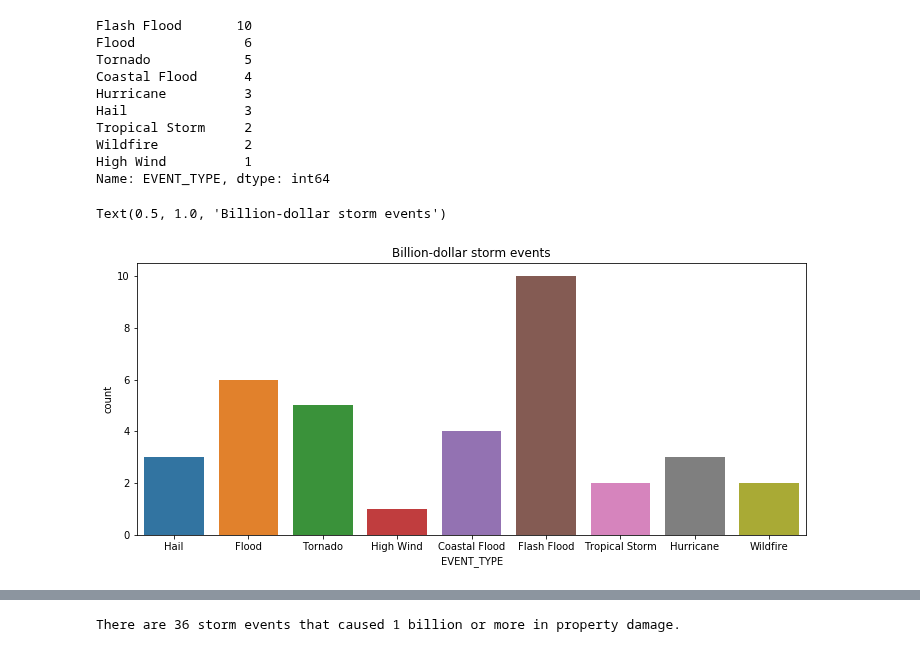
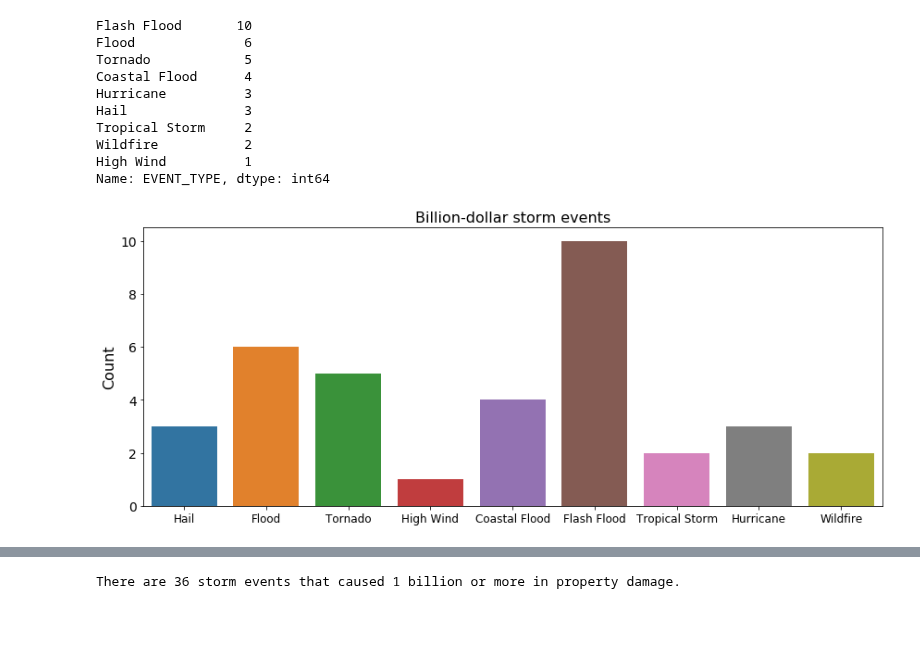
Before and after one commit to alwz1/storm-events, a Jupyter notebook: storm_events.ipynb, the cells around one changed output, grey strips where cells are left out. Saved outputs shown, nothing was run; the diff lists cells and outputs as text; code cells hidden in the pictures; blank space fills up the shorter version.

```diff
--- a/storm_events.ipynb
+++ b/storm_events.ipynb
@@ -100,8 +100,8 @@ Index(['BEGIN_YEARMONTH', 'BEGIN_DAY', 'BEGIN_TIME', 'END_YEARMONTH',
 # %%
 #  select columns of interest from the yearly Storm Events datasets
 
-selected_columns = ['EVENT_ID', 'STATE', 'YEAR', 'MONTH_NAME', 'EVENT_TYPE', 'INJURIES_DIRECT',
-                    'INJURIES_INDIRECT', 'DEATHS_DIRECT', 'DEATHS_INDIRECT', 'DAMAGE_PROPERTY']
+selected_columns = ['EVENT_ID', 'STATE', 'YEAR', 'MONTH_NAME',
+                    'EVENT_TYPE', 'DEATHS_DIRECT', 'DEATHS_INDIRECT', 'DAMAGE_PROPERTY']
 # %%
 # read and concatenate yearly Storm Events datasets into a single data frame
 
@@ -598,7 +612,7 @@ for event in storm_types:
 dict_medians = dict(zip(storm_types, medians))
 # %%
 def impute_damage(cols):
-    """ returns imputed damage_property in billions
+    """ returns imputed damage_property in billions.
         Arg:
         cols = ['DAMAGE_PROPERTY_billion', 'EVENT_TYPE']
         Return:
@@ -674,7 +700,12 @@ Name: EVENT_TYPE, dtype: int64
 # %%
 fig, axs = plt.subplots(figsize=(12, 5))
 sns.countplot(x='EVENT_TYPE', data=df_damage_billion)
-axs.set_title('Billion-dollar storm events')
+axs.set_title('Billion-dollar storm events',fontsize=16)
+axs.set_xlabel('')
+axs.set_ylabel('Count',fontsize=16)
+plt.xticks(fontsize=12)
+plt.yticks(fontsize=14)
+plt.tight_layout()
+fig.savefig('billion_dollar_storm.png')
 # %% [output]
-Text(0.5, 1.0, 'Billion-dollar storm events')
-[figure, old version]
+[figure, new version]
```
Also changed, not shown: parts of 14 cells of this notebook.
